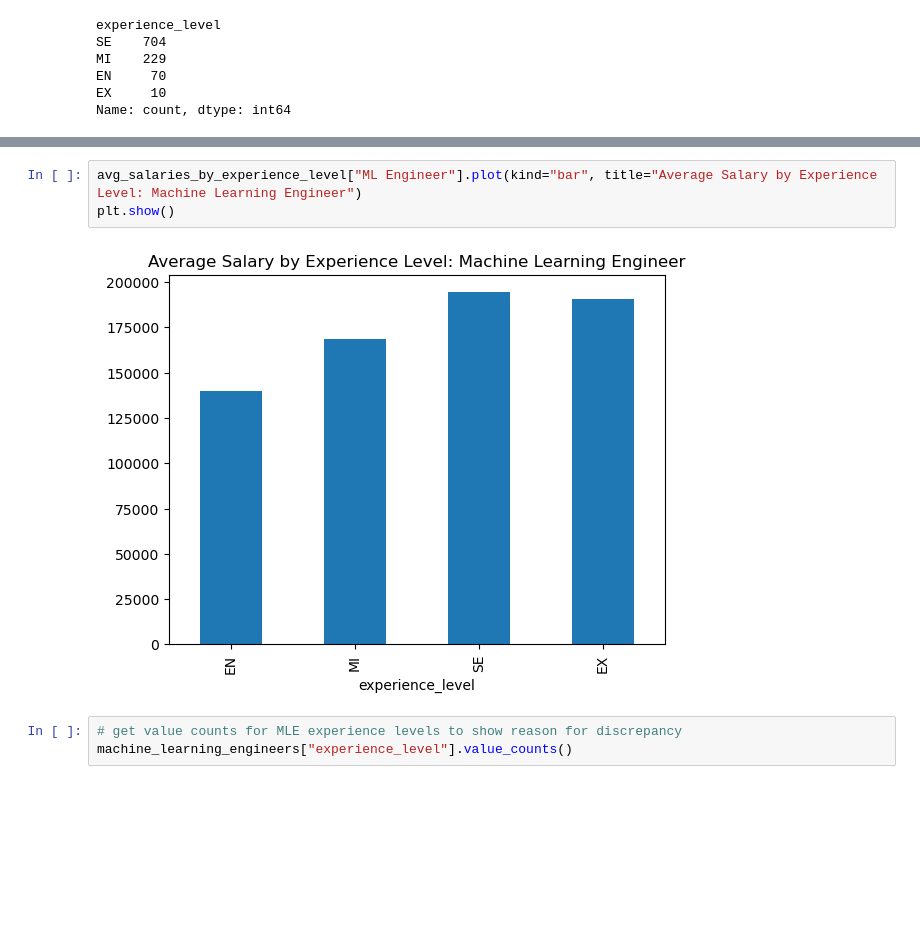
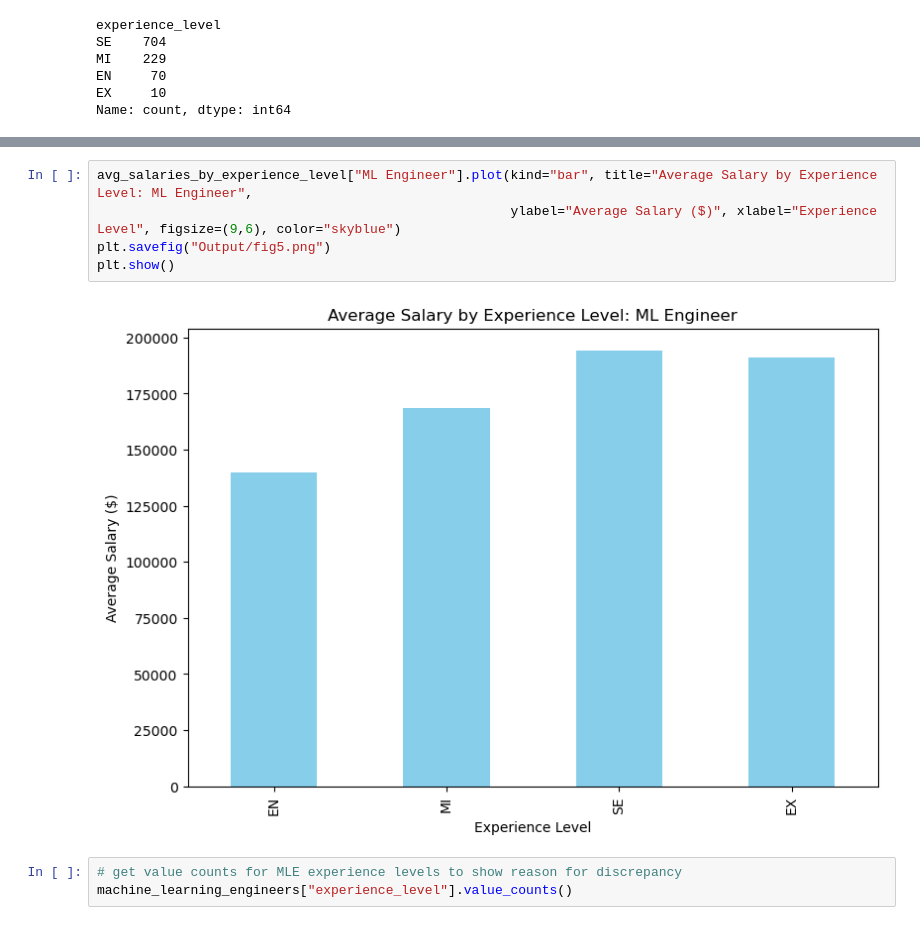
Before and after one commit to christian-a-smith/project-1, a Jupyter notebook: Experience Levels/experience_levels.ipynb, the cells around one changed output, grey strips where cells are left out. Drawn from its saved outputs; the diff is of its cells as text; blank space fills up the shorter version.

```diff
--- a/Experience Levels/experience_levels.ipynb
+++ b/Experience Levels/experience_levels.ipynb
@@ -111,8 +149,10 @@ plt.show()
 # %%
-avg_salaries_by_experience_level["ML Engineer"].plot(kind="bar", title="Average Salary by Experience Level: Machine Learning Engineer")
+avg_salaries_by_experience_level["ML Engineer"].plot(kind="bar", title="Average Salary by Experience Level: ML Engineer",
+                                                     ylabel="Average Salary ($)", xlabel="Experience Level", figsize=(9,6), color="skyblue")
+plt.savefig("Output/fig5.png")
 plt.show()
 # %% [output]
-[figure, old version]
+[figure, new version]
 # %%
 # get value counts for MLE experience levels to show reason for discrepancy
 machine_learning_engineers["experience_level"].value_counts()
```
Also changed, not shown: parts of 9 cells of this notebook, 8 other files.
